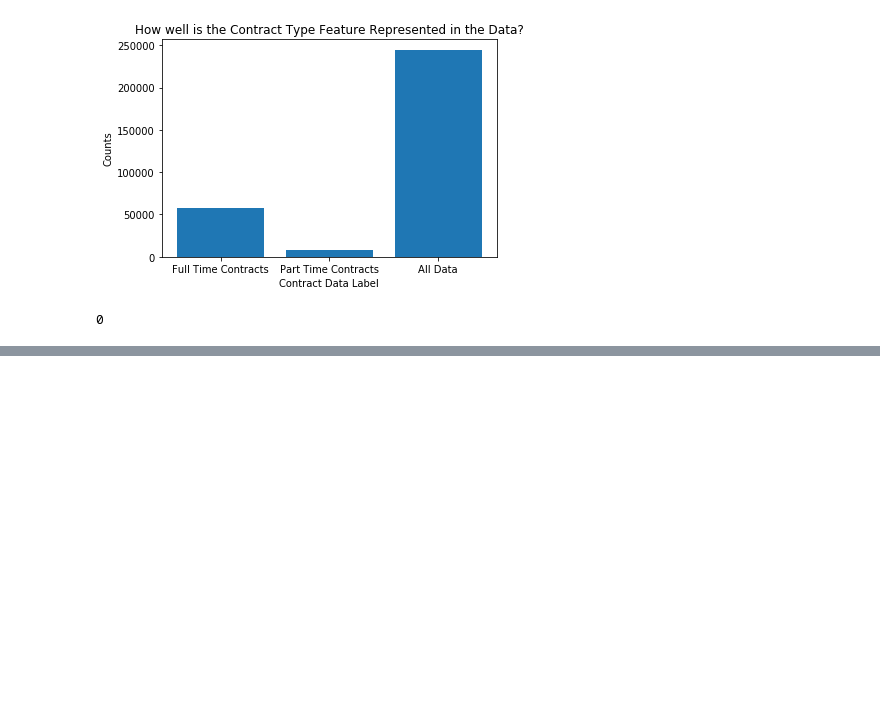
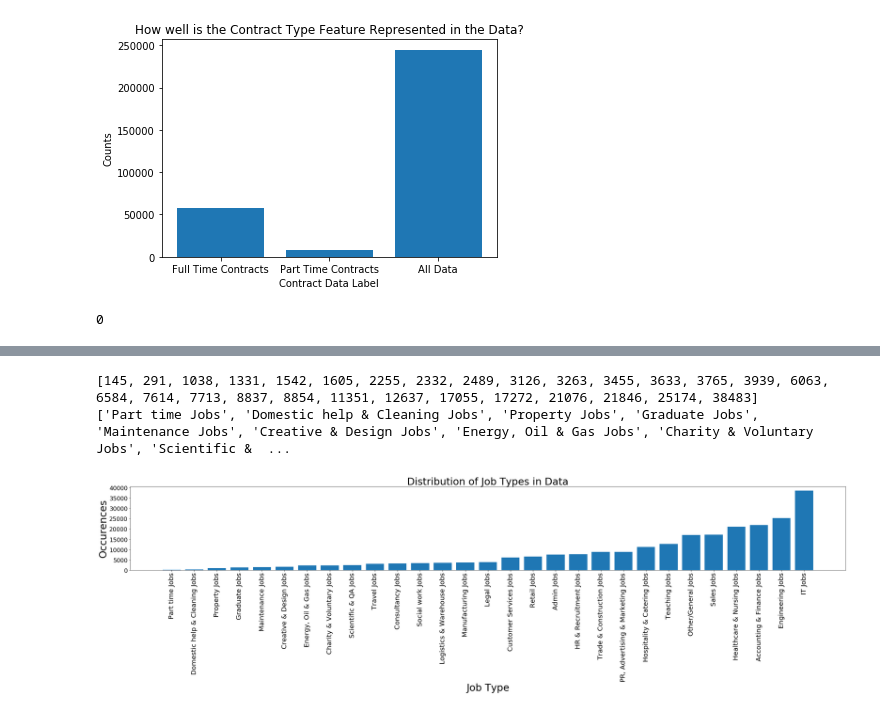
Before and after one commit to JamWithBread/ML_Group33, a Jupyter notebook: Salary Data Exploratory Analysis.ipynb, the cells around one changed output, grey strips where cells are left out. Cells and saved outputs as stored; diff of their text form; code cells hidden in the pictures; blank space fills up the shorter version.

```diff
--- a/Salary Data Exploratory Analysis.ipynb
+++ b/Salary Data Exploratory Analysis.ipynb
@@ -137,0 +285,22 @@ print(len(duplicates))
+# %%
+fig = plt.figure()
+job_types = []
+for key in sorted_dict.keys():
+    job_types.append(key)
+occurences = []
+for item in sorted_dict.items():
+    occurences.append(item[1])
+print(occurences)
+print(job_types)
+ax = fig.add_axes([0,0,1,1])
+ax.bar(job_types,occurences)
+plt.ylabel('Occurences',fontsize = 30)
+plt.xlabel('Job Type',fontsize =30)
+plt.xticks(fontsize=20, rotation=90)
+plt.yticks(fontsize = 17.5)
+plt.title("Distribution of Job Types in Data",fontsize = 30)
+plt.show()
+# %% [output]
+[145, 291, 1038, 1331, 1542, 1605, 2255, 2332, 2489, 3126, 3263, 3455, 3633, 3765, 3939, 6063, 6584, 7614, 7713, 8837, 8854, 11351, 12637, 17055, 17272, 21076, 21846, 25174, 38483]
+['Part time Jobs', 'Domestic help & Cleaning Jobs', 'Property Jobs', 'Graduate Jobs', 'Maintenance Jobs', 'Creative & Design Jobs', 'Energy, Oil & Gas Jobs', 'Charity & Voluntary Jobs', 'Scientific &  ...
+[figure, added]
```
Also changed, not shown: parts of 8 cells of this notebook.
